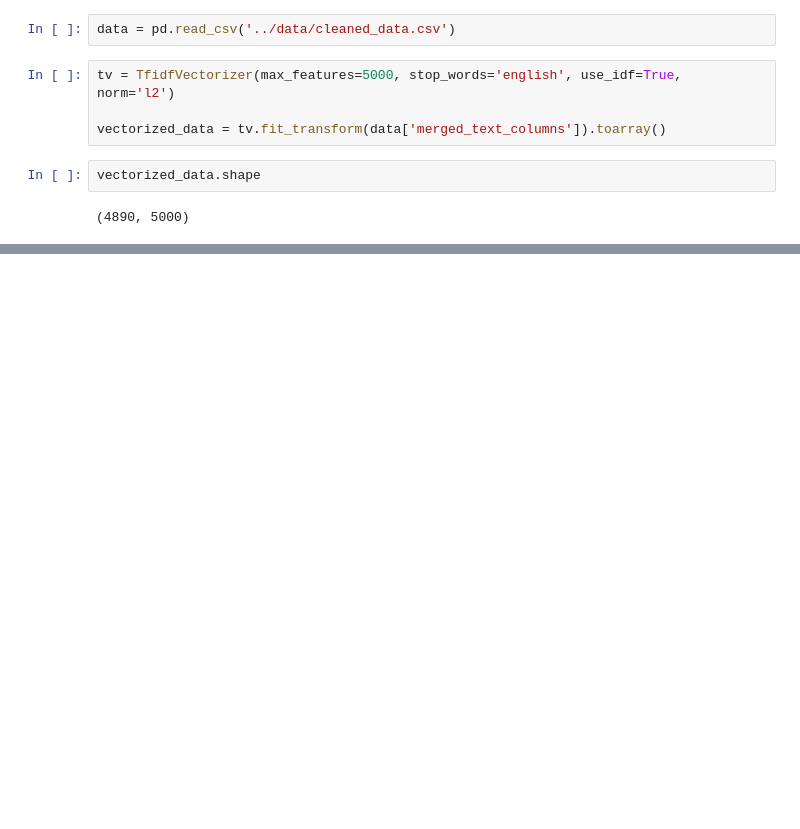
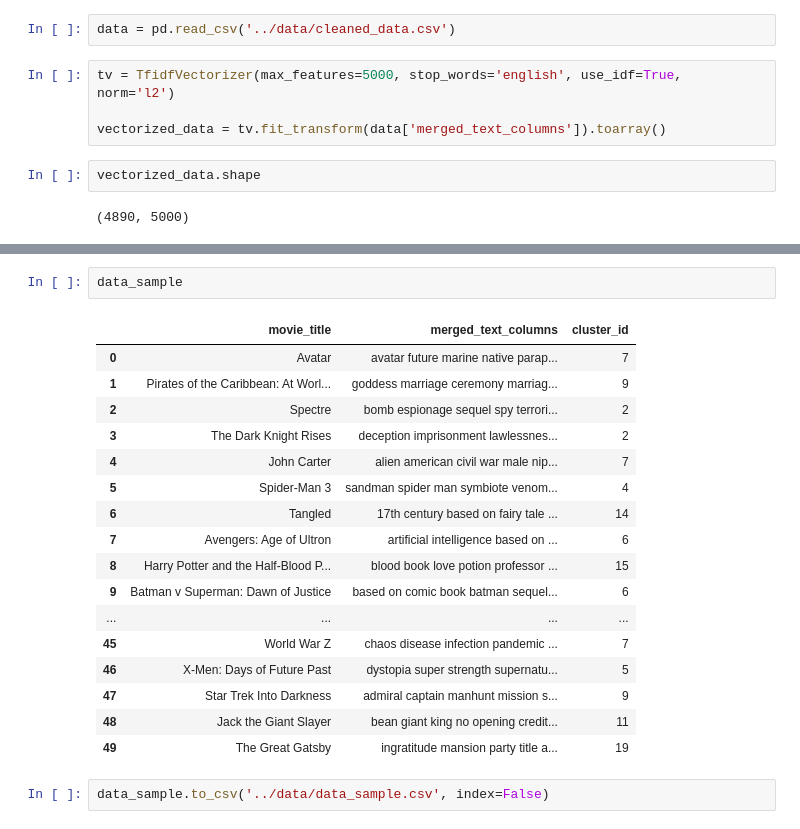
Before and after one commit to Djax05/Movie-Recommender, a Jupyter notebook: notebooks/model.ipynb, the cells around one changed output, grey strips where cells are left out. Drawn from its saved outputs; the diff is of its cells as text; blank space fills up the shorter version.

```diff
--- a/notebooks/model.ipynb
+++ b/notebooks/model.ipynb
@@ -63,0 +58,22 @@ plt.show()
+# %%
+data_sample
+# %% [output]
+|  | movie_title | merged_text_columns | cluster_id |
+| 0 | Avatar | avatar future marine native parap... | 7 |
+| 1 | Pirates of the Caribbean: At Worl... | goddess marriage ceremony marriag... | 9 |
+| 2 | Spectre | bomb espionage sequel spy terrori... | 2 |
+| 3 | The Dark Knight Rises | deception imprisonment lawlessnes... | 2 |
+| 4 | John Carter | alien american civil war male nip... | 7 |
+| 5 | Spider-Man 3 | sandman spider man symbiote venom... | 4 |
+| 6 | Tangled | 17th century based on fairy tale ... | 14 |
+| 7 | Avengers: Age of Ultron | artificial intelligence based on ... | 6 |
+| 8 | Harry Potter and the Half-Blood P... | blood book love potion professor ... | 15 |
+| 9 | Batman v Superman: Dawn of Justice | based on comic book batman sequel... | 6 |
+| ... | ... | ... | ... |
+| 45 | World War Z | chaos disease infection pandemic ... | 7 |
+| 46 | X-Men: Days of Future Past | dystopia super strength supernatu... | 5 |
+| 47 | Star Trek Into Darkness | admiral captain manhunt mission s... | 9 |
+| 48 | Jack the Giant Slayer | bean giant king no opening credit... | 11 |
+| 49 | The Great Gatsby | ingratitude mansion party title a... | 19 |
+# %%
+data_sample.to_csv('../data/data_sample.csv', index=False)
```
Also changed, not shown: parts of 11 cells of this notebook, 6 other files.
